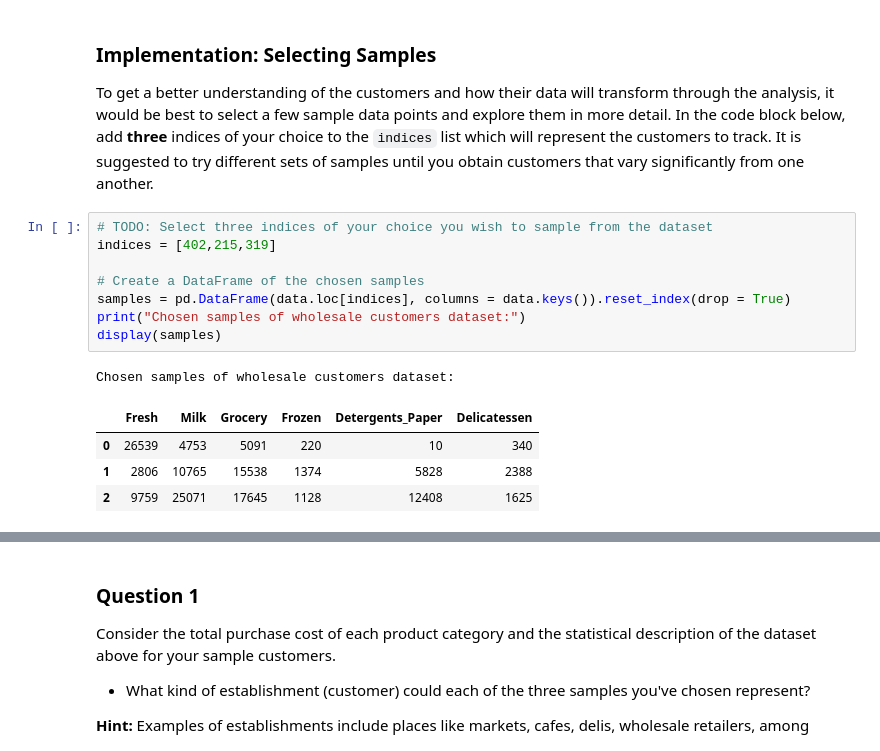
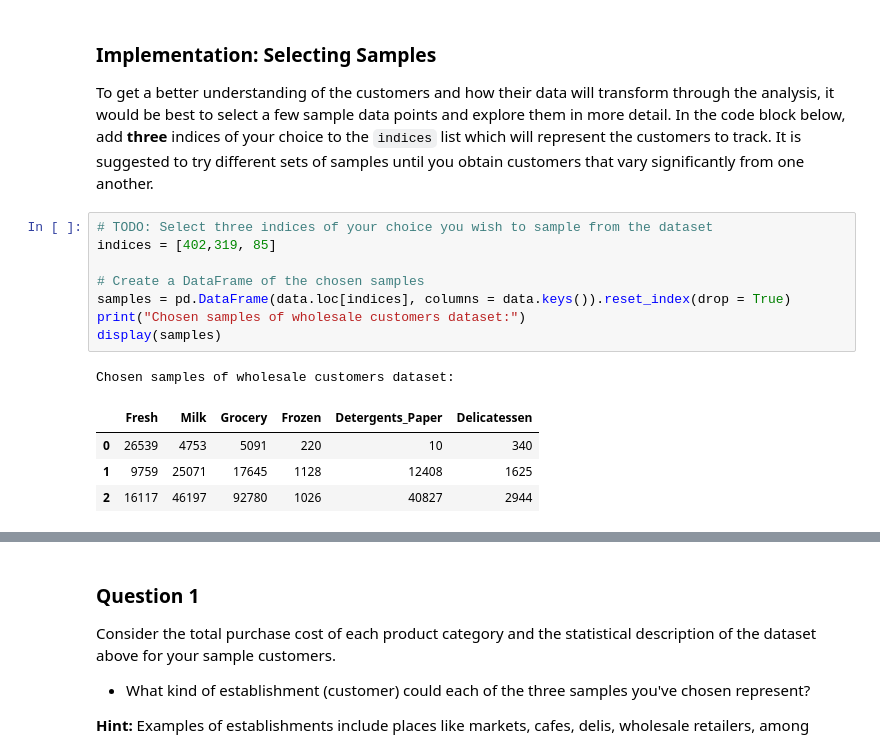
Before and after one commit to svellaiyan/machine-learning, a Jupyter notebook: my_submissions/customer_segments/customer_segments.ipynb, the cells around one changed output, grey strips where cells are left out. Drawn from its saved outputs; the diff is of its cells as text.

```diff
--- a/my_submissions/customer_segments/customer_segments.ipynb
+++ b/my_submissions/customer_segments/customer_segments.ipynb
@@ -69,15 +69,15 @@ data.head()
 To get a better understanding of the customers and how their data will transform through the analysis, it would be best to select a few sample data points and explore them in more detail. In the code block below, add **three** indices of your choice to the `indices` list which will represent the customers to track. It is suggested to try different sets of samples until you obtain customers that vary significantly from one another.
 # %%
 # TODO: Select three indices of your choice you wish to sample from the dataset
-indices = [402,215,319]
+indices = [402,319, 85]
 
 # Create a DataFrame of the chosen samples
 samples = pd.DataFrame(data.loc[indices], columns = data.keys()).reset_index(drop = True)
 print("Chosen samples of wholesale customers dataset:")
 display(samples)
 # %% [output]
 Chosen samples of wholesale customers dataset:
 |  | Fresh | Milk | Grocery | Frozen | Detergents_Paper | Delicatessen |
 | 0 | 26539 | 4753 | 5091 | 220 | 10 | 340 |
-| 1 | 2806 | 10765 | 15538 | 1374 | 5828 | 2388 |
-| 2 | 9759 | 25071 | 17645 | 1128 | 12408 | 1625 |
+| 1 | 9759 | 25071 | 17645 | 1128 | 12408 | 1625 |
+| 2 | 16117 | 46197 | 92780 | 1026 | 40827 | 2944 |
```
Also changed, not shown: parts of 18 cells of this notebook, 1 other file.
